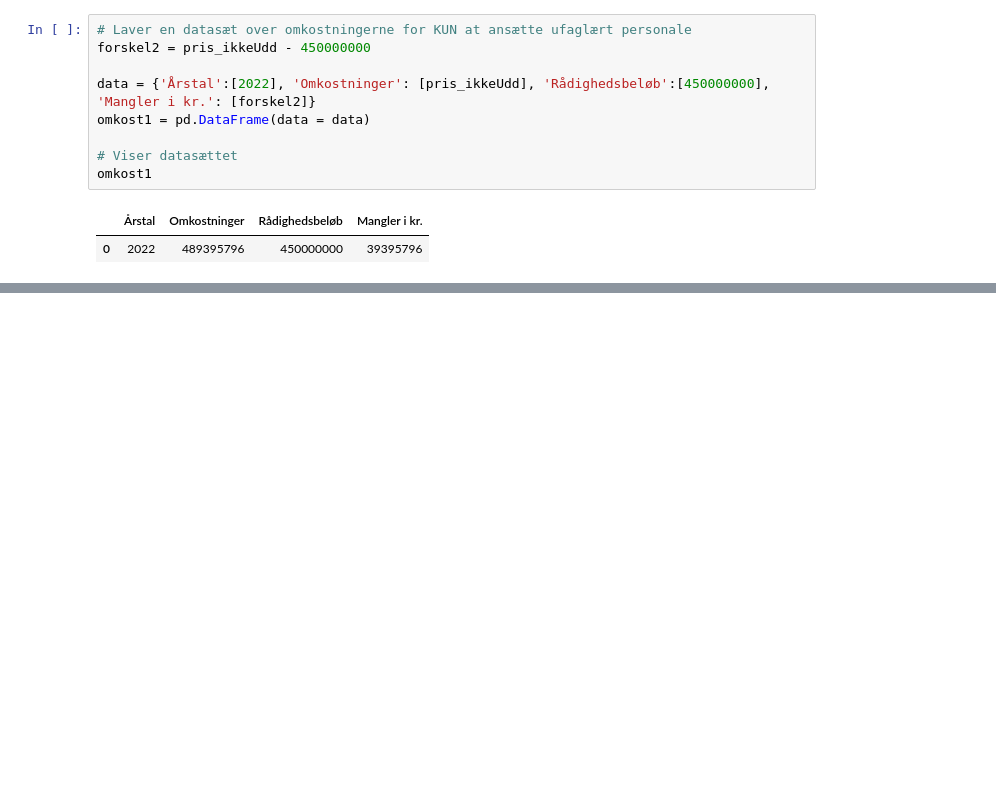
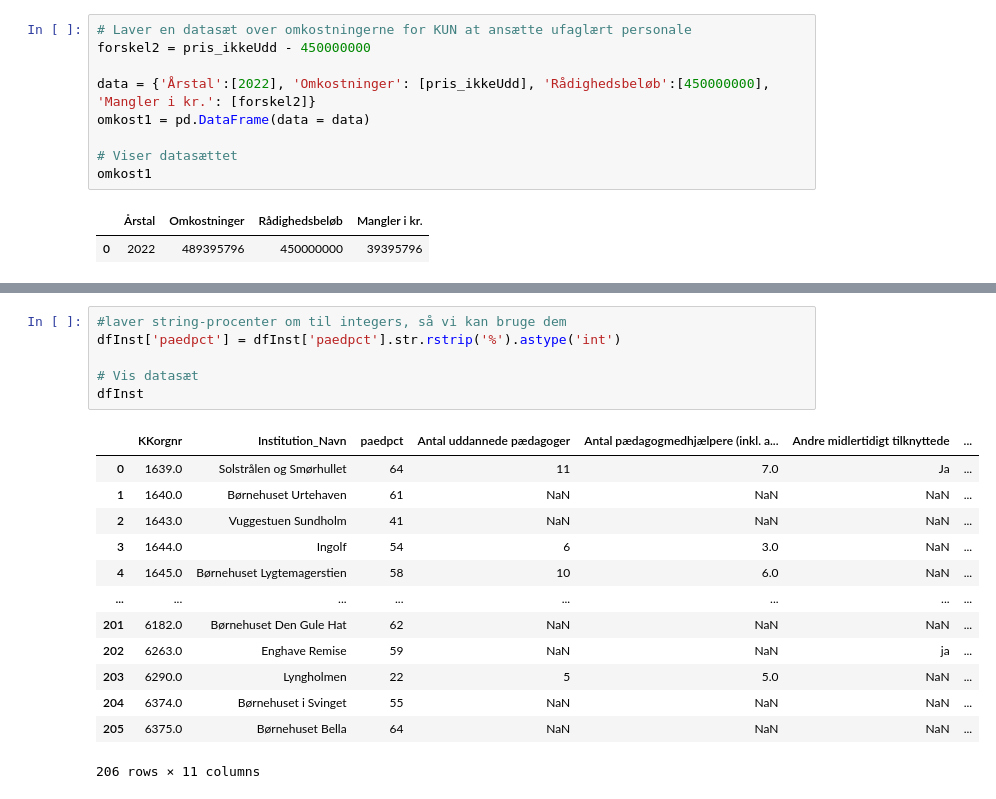
Before and after one commit to MariaSilke/DO21Eksamen, a Jupyter notebook: Normeringer i Københavns Kommune.ipynb, the cells around one changed output, grey strips where cells are left out. Saved outputs shown, nothing was run; the diff lists cells and outputs as text; blank space fills up the shorter version.

```diff
--- a/Normeringer i Københavns Kommune.ipynb
+++ b/Normeringer i Københavns Kommune.ipynb
@@ -536,0 +1275,20 @@ omkost1
+# %%
+#laver string-procenter om til integers, så vi kan bruge dem
+dfInst['paedpct'] = dfInst['paedpct'].str.rstrip('%').astype('int')
+
+# Vis datasæt
+dfInst
+# %% [output]
+|  | KKorgnr | Institution_Navn | paedpct | Antal uddannede pædagoger | Antal pædagogmedhjælpere (inkl. a... | Andre midlertidigt tilknyttede | ... |
+| 0 | 1639.0 | Solstrålen og Smørhullet | 64 | 11 | 7.0 | Ja | ... |
+| 1 | 1640.0 | Børnehuset Urtehaven | 61 | NaN | NaN | NaN | ... |
+| 2 | 1643.0 | Vuggestuen Sundholm | 41 | NaN | NaN | NaN | ... |
+| 3 | 1644.0 | Ingolf | 54 | 6 | 3.0 | NaN | ... |
+| 4 | 1645.0 | Børnehuset Lygtemagerstien | 58 | 10 | 6.0 | NaN | ... |
+| ... | ... | ... | ... | ... | ... | ... | ... |
+| 201 | 6182.0 | Børnehuset Den Gule Hat | 62 | NaN | NaN | NaN | ... |
+| 202 | 6263.0 | Enghave Remise | 59 | NaN | NaN | ja | ... |
+| 203 | 6290.0 | Lyngholmen | 22 | 5 | 5.0 | NaN | ... |
+| 204 | 6374.0 | Børnehuset i Svinget | 55 | NaN | NaN | NaN | ... |
+| 205 | 6375.0 | Børnehuset Bella | 64 | NaN | NaN | NaN | ... |
+206 rows × 11 columns
```
Also changed, not shown: parts of 19 cells of this notebook.
